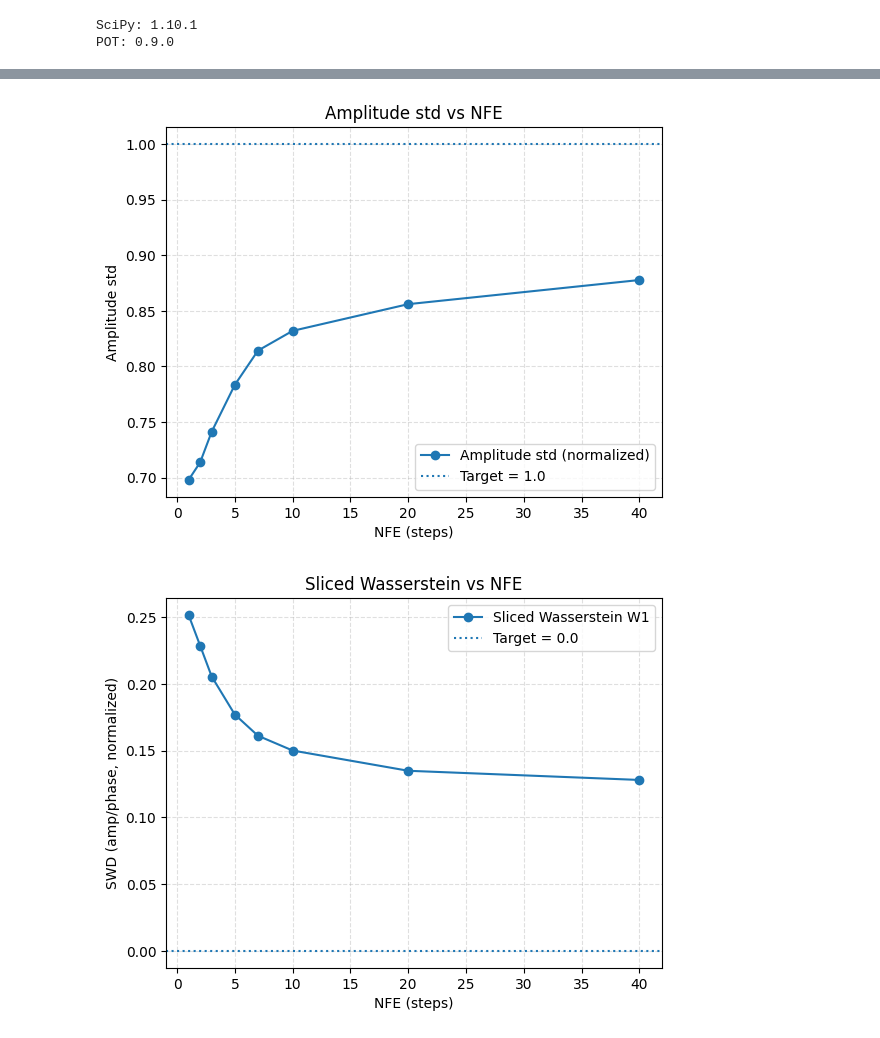
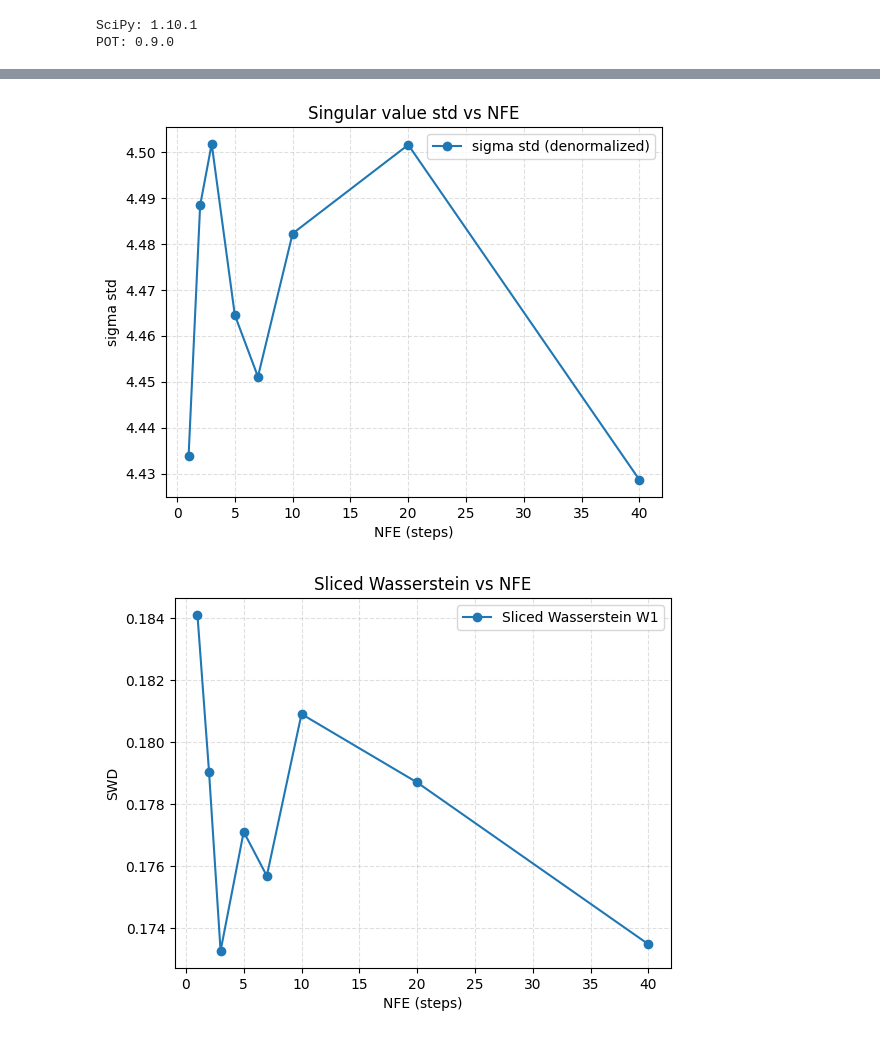
Before and after one commit to donRumata03/diffSDE-gsm-huawei, a Jupyter notebook: Копия_блокнота__Sionna_stochastic_generator_ext_working_AH_ipynb_.ipynb, the cells around one changed output, grey strips where cells are left out. Drawn from its saved outputs; the diff is of its cells as text; code cells hidden in the pictures.

```diff
--- a/Копия_блокнота__Sionna_stochastic_generator_ext_working_AH_ipynb_.ipynb
+++ b/Копия_блокнота__Sionna_stochastic_generator_ext_working_AH_ipynb_.ipynb
@@ -407,12 +679,14 @@ class SimpleChannelUNet(nn.Module):
 from torch.utils.data import DataLoader, TensorDataset
 import torch
 
-# To 3D-conv layout
-data_tensor = torch.from_numpy(data_normalized)         # (N, N_tx, N_rx, N_sc, 2)
-data_tensor = data_tensor.permute(0, 4, 3, 1, 2)       # (N, 2, N_sc, N_tx, N_rx)
+data_features_np = data_features.astype(np.float32, copy=False)
+data_tensor = torch.from_numpy(data_features_np)
 
 dataset = TensorDataset(data_tensor)
 dataloader = DataLoader(dataset, batch_size=8, shuffle=True, drop_last=True)
 
+feature_channels = data_tensor.shape[1]
+sequence_length = data_tensor.shape[2]
+
 print(f"DataLoader ready with {len(dataloader)} batches; tensor shape={data_tensor.shape}")
 # %% [output]
@@ -647,5 +934,6 @@ Loaded model and norm_stats.
 # %%
-# NFE sweep: amplitude std & sliced Wasserstein vs steps
+# NFE sweep: sigma std & sliced Wasserstein vs steps
+
 import numpy as np
 import torch
 import matplotlib.pyplot as plt
@@ -655,7 +943,7 @@ from ot.sliced import sliced_wasserstein_distance
 def sweep_nfe_and_metrics(
         steps_list=(5, 10, 20, 40, 80, 160),
         num_samples=100,
-        shape=(2, D_shp, H_shp, W_shp),
+        shape=(feature_channels, sequence_length),
         sde_sigma=0.0,
         schedule="const",
         device='cpu',
@@ -665,18 +953,14 @@ def sweep_nfe_and_metrics(
         flatten_seed_gen=1,
         verbose=True,
 ):
-    """
-    Returns:
-        steps_arr: np.ndarray [K]
-        amp_stds : np.ndarray [K]  (std of normalized amplitude channel)
-        swds     : np.ndarray [K]  (sliced Wasserstein W1 on [amp,phase])
-    """
-    # Fix the real sample once for all NFEs for a fair comparison
-    X = _flatten_amp_phase_2c(orig_norm_2c, max_points=max_points, seed=flatten_seed_real)
+    real_flat = flatten_feature_tensor_for_swd(data_tensor, max_points=max_points, seed=flatten_seed_real)
+    real_sigma = unpack_feature_tensor(data_tensor, svd_feature_metadata, denormalize_sigma=True)['sigma']
+    real_sigma_vals = real_sigma[real_sigma > 0]
+    target_sigma_std = float(real_sigma_vals.std()) if real_sigma_vals.size else 0.0
 
-    amp_stds, swds = [], []
+    sigma_stds, swds = [], []
     for steps in steps_list:
-        gen_norm_2c = sample_sb_sde(
+        gen_features = sample_sb_sde(
             model,
             num_samples=num_samples,
             steps=steps,
@@ -684,30 +968,28 @@ def sweep_nfe_and_metrics(
             sde_sigma=sde_sigma,
             schedule=schedule,
             device=device,
-        )
+        ).cpu()
 
-        # Amplitude std in normalized space (channel 0)
-        gen_np = gen_norm_2c.detach().cpu().numpy()  # [N,2,D,H,W]
-        amp_std = float(gen_np[:, 0, ...].std())
+        gen_flat = flatten_feature_tensor_for_swd(gen_features, max_points=max_points, seed=flatten_seed_gen)
+        swd = float(sliced_wasserstein_distance(real_flat, gen_flat, n_projections=n_projections, p=1, seed=42))
 
-        # SWD between real & generated (both in normalized amp/phase)
-        Y = _flatten_amp_phase_2c(gen_norm_2c, max_points=max_points, seed=flatten_seed_gen)
-        swd = float(sliced_wasserstein_distance(X, Y, n_projections=n_projections, p=1, seed=42))
+        gen_sigma = unpack_feature_tensor(gen_features, svd_feature_metadata, denormalize_sigma=True)['sigma']
+        gen_sigma_vals = gen_sigma[gen_sigma > 0]
+        sigma_std = float(gen_sigma_vals.std()) if gen_sigma_vals.size else 0.0
 
-        amp_stds.append(amp_std)
+        sigma_stds.append(sigma_std)
         swds.append(swd)
         if verbose:
-            print(f"NFE={steps:4d} | amp std={amp_std:.4f} | SWD={swd:.6f}")
+            print(f"NFE={steps:4d} | sigma std={sigma_std:.4f} (target {target_sigma_std:.4f}) | SWD={swd:.6f}")
 
-    return np.asarray(steps_list), np.asarray(amp_stds), np.asarray(swds)
+    return np.asarray(steps_list), np.asarray(sigma_stds), np.asarray(swds)
 
 
-# --- Run the sweep (tweak as needed) ---
-steps_list, amp_stds, swds = sweep_nfe_and_metrics(
+steps_list, sigma_stds, swds = sweep_nfe_and_metrics(
     steps_list=[1, 2, 3, 5, 7, 10, 20, 40],
     num_samples=10,
-    shape=(2, D_shp, H_shp, W_shp),
-    sde_sigma=0.0,  # match your earlier sampling choice
+    shape=(feature_channels, sequence_length),
+    sde_sigma=0.0,
     schedule="const",
     device=device,
     max_points=200_000,
@@ -715,26 +997,21 @@ steps_list, amp_stds, swds = sweep_nfe_and_metrics(
     verbose=True,
 )
 
-# --- Plots ---
 plt.figure()
-plt.plot(steps_list, amp_stds, marker='o', label='Amplitude std (normalized)')
-plt.axhline(1.0, linestyle=':', linewidth=1.5, label='Target = 1.0')
+plt.plot(steps_list, sigma_stds, marker='o', label='sigma std (denormalized)')
 plt.xlabel('NFE (steps)')
-plt.ylabel('Amplitude std')
-plt.title('Amplitude std vs NFE')
+plt.ylabel('sigma std')
+plt.title('Singular value std vs NFE')
 plt.grid(True, linestyle='--', alpha=0.4)
 plt.legend()
-# plt.savefig('amp_std_vs_nfe.png', dpi=150, bbox_inches='tight')
 
 plt.figure()
 plt.plot(steps_list, swds, marker='o', label='Sliced Wasserstein W1')
-plt.axhline(0.0, linestyle=':', linewidth=1.5, label='Target = 0.0')
 plt.xlabel('NFE (steps)')
-plt.ylabel('SWD (amp/phase, normalized)')
+plt.ylabel('SWD')
 plt.title('Sliced Wasserstein vs NFE')
 plt.grid(True, linestyle='--', alpha=0.4)
 plt.legend()
-# plt.savefig('swd_vs_nfe.png', dpi=150, bbox_inches='tight')
 
 plt.show()
 # %% [output]
@@ -749,2 +1026,2 @@ NFE=  40 | amp std=0.8777 | SWD=0.128014
-[figure, old version]
+[figure, new version]
-[figure, old version]
+[figure, new version]
```
Also changed, not shown: parts of 12 cells of this notebook.
